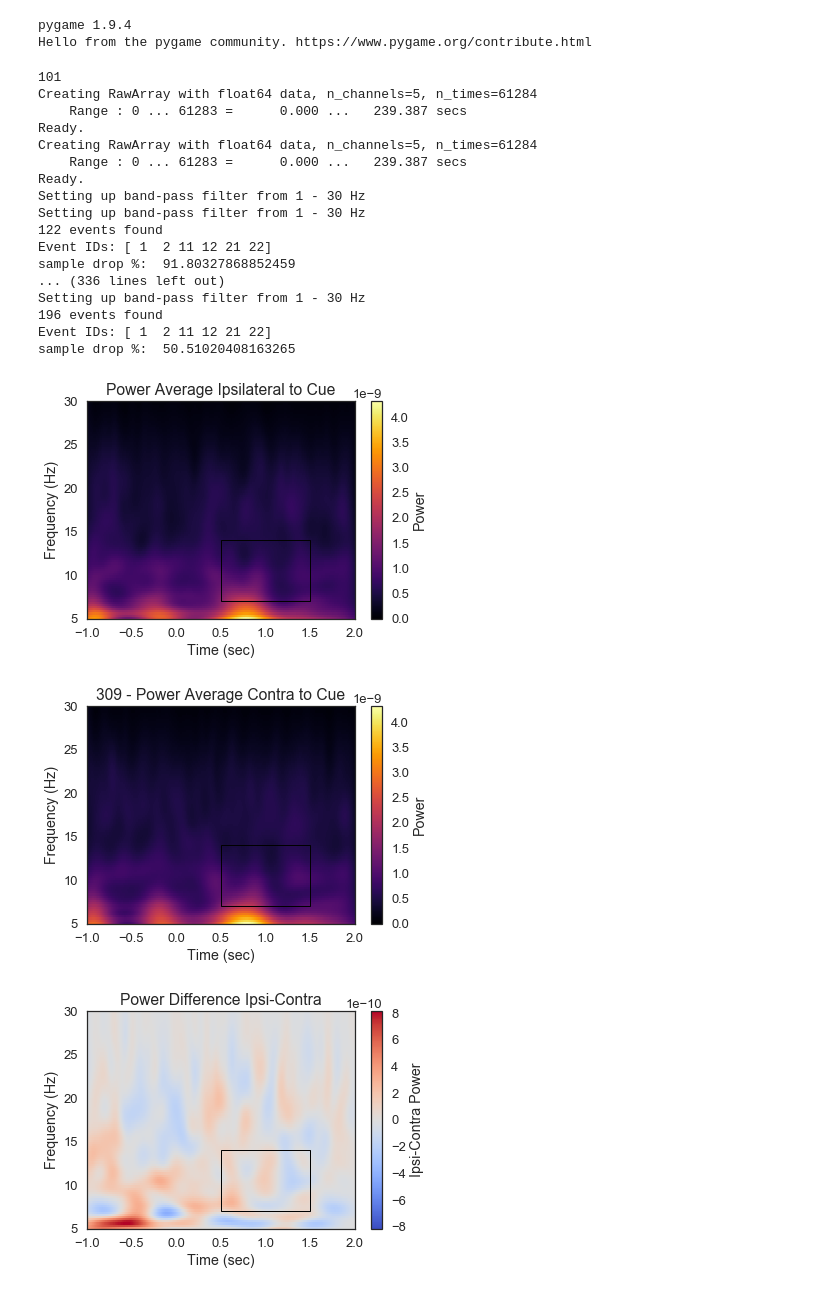
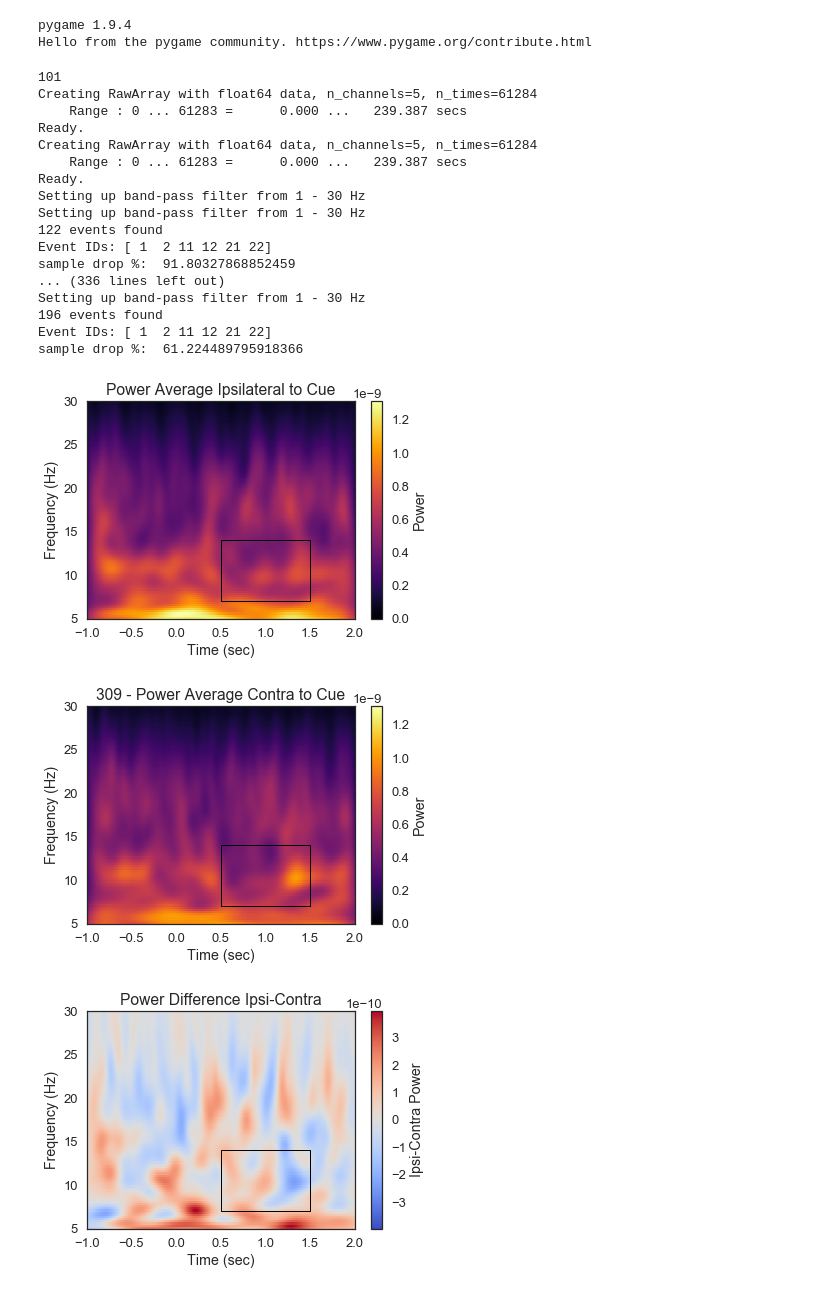
Before and after one commit to NeuroTechX/eeg-notebooks_v0.1, a Jupyter notebook: notebooks/cueing_loop.ipynb, the cells around one changed output. Cells and saved outputs as stored; diff of their text form; code cells hidden in the pictures.

```diff
--- a/notebooks/cueing_loop.ipynb
+++ b/notebooks/cueing_loop.ipynb
@@ -51,7 +51,9 @@ ERSP_diff_out = []
 ERSP_Ipsi_out = []
 ERSP_Contra_out = []
 
-rej_thresh = .0003
+rej_thresh_uV = 100
+rej_thresh = rej_thresh_uV*1e-6 # Expressed in Volts (1 uV = .000001 Volts)
+
 
 for sub in subs:
     print(sub)
@@ -153,37 +155,37 @@ for sub in subs:
     # Create a Rectangle patch
     rect = patches.Rectangle((.5,7),1,7,linewidth=1,edgecolor='k',facecolor='none')
     # Add the patch to the Axes
     ax.add_patch(rect)
 
     #output data into array
     diff_out.append(np.mean(power_Avg_Diff[np.argmax(frequencies>7):np.argmax(frequencies>14)-1,
                             np.argmax(times>0):np.argmax(times>1.5)-1 ])
                    )
 
     ERSP_diff_out.append(power_Avg_Diff)
     ERSP_Ipsi_out.append(power_Avg_Ipsi)
     ERSP_Contra_out.append(power_Avg_Contra)
 # %% [output]
 101
 Creating RawArray with float64 data, n_channels=5, n_times=61284
     Range : 0 ... 61283 =      0.000 ...   239.387 secs
 Ready.
 Creating RawArray with float64 data, n_channels=5, n_times=61284
     Range : 0 ... 61283 =      0.000 ...   239.387 secs
 Ready.
 Setting up band-pass filter from 1 - 30 Hz
 Setting up band-pass filter from 1 - 30 Hz
 122 events found
 Event IDs: [ 1  2 11 12 21 22]
 sample drop %:  91.80327868852459
 ... (336 lines left out)
 Setting up band-pass filter from 1 - 30 Hz
 196 events found
 Event IDs: [ 1  2 11 12 21 22]
-sample drop %:  50.51020408163265
+sample drop %:  61.224489795918366
-[figure, old version]
+[figure, new version]
-[figure, old version]
+[figure, new version]
-[figure, old version]
+[figure, new version]
 # %%
     print(np.shape(ERSP_diff_out))
     print(diff_out)
```
Also changed, not shown: parts of 2 cells of this notebook.
